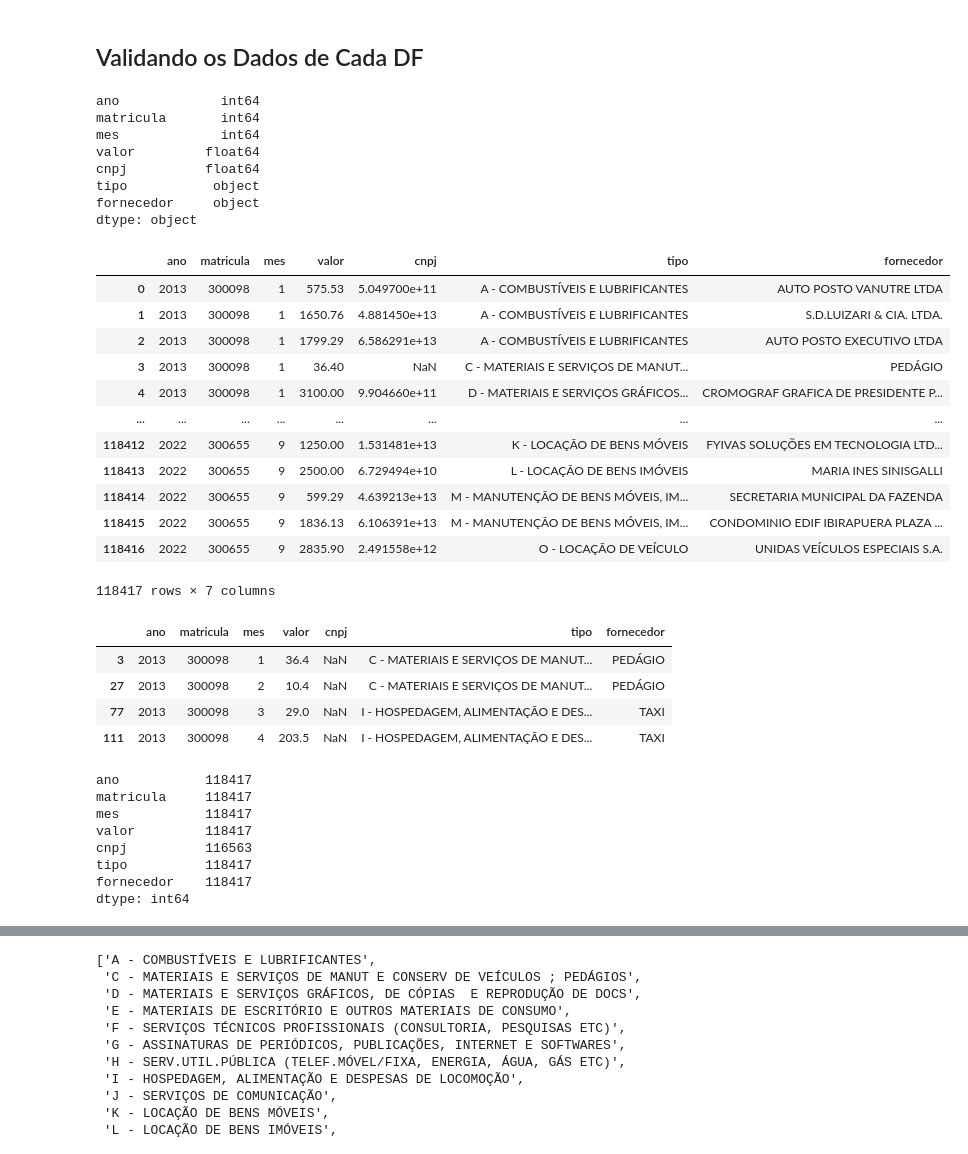
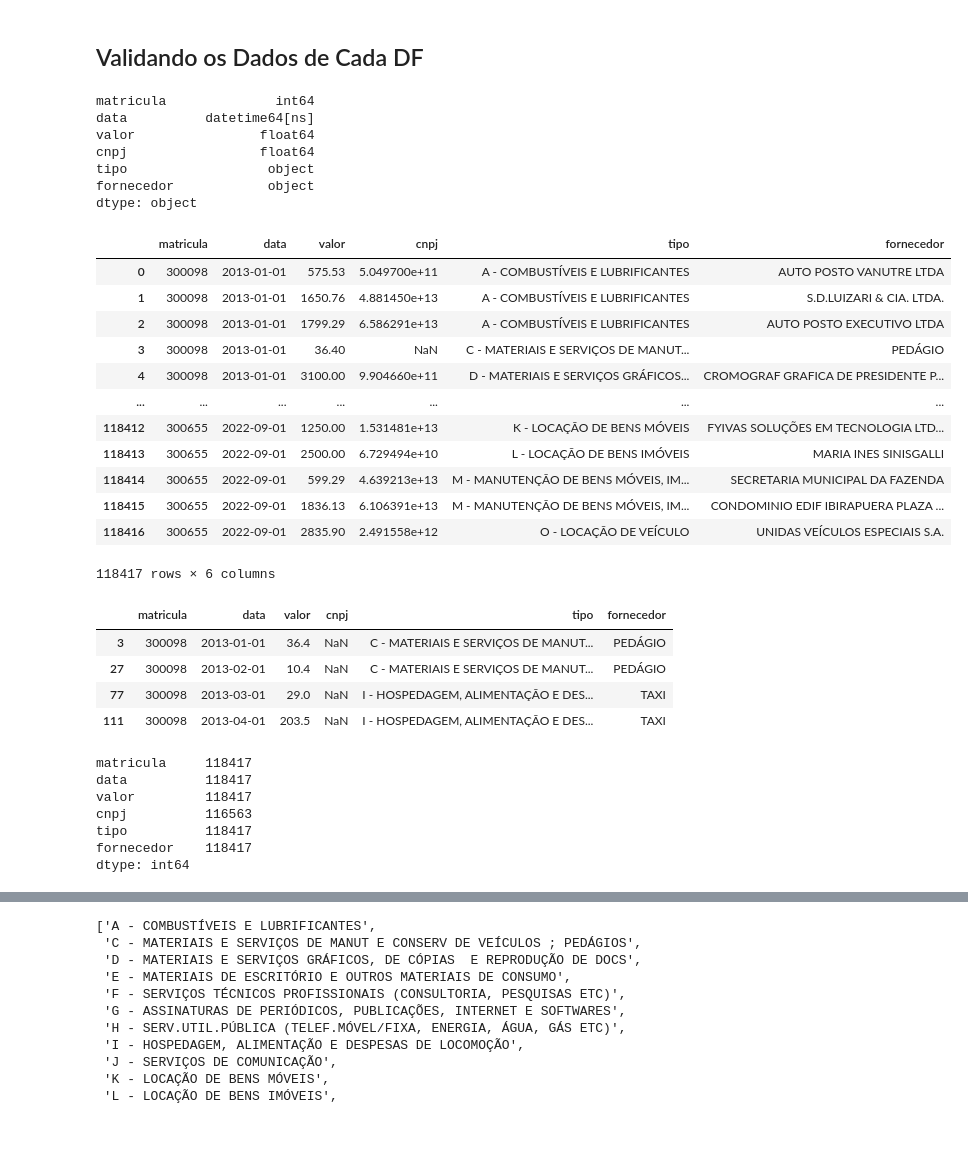
Before and after one commit to giobritos/soul_code_python, a Jupyter notebook: ED7-PandasAlesp.ipynb, the cells around one changed output, grey strips where cells are left out. Drawn from its saved outputs; the diff is of its cells as text; code cells hidden in the pictures.

```diff
--- a/ED7-PandasAlesp.ipynb
+++ b/ED7-PandasAlesp.ipynb
@@ -160,0 +277,6 @@ dtype: object
+# %%
+# criando coluna concatenando mês com ano
+df1['data'] = df1['mes'] + '/' + df1['ano']
+# %%
+# trasformando type para datetime
+df1['data'] = pd.to_datetime(df1['data'], dayfirst=True)
@@ -160,0 +295,3 @@ dtype: object
+# %%
+# criando novo df tirando colunas de ano e mes
+df1 = df1[['matricula', 'data', 'valor', 'cnpj', 'tipo', 'fornecedor']]
@@ -203,23 +670,21 @@ sorted(pd.unique(df['fornecedor']))
 # %% [markdown]
 ## Validando os Dados de Cada DF
 # %%
-df.dtypes
+df1.dtypes
 # %% [output]
-ano             int64
-matricula       int64
-mes             int64
-valor         float64
-cnpj          float64
-tipo           object
-fornecedor     object
+matricula              int64
+data          datetime64[ns]
+valor                float64
+cnpj                 float64
+tipo                  object
+fornecedor            object
 dtype: object
 # %%
 # criação do schema de validação dos dados
-schema = pa.DataFrameSchema(
+schema1 = pa.DataFrameSchema(
     columns = {
-      'ano':pa.Column(pa.Int),
       'matricula':pa.Column(pa.Int),
-      'mes':pa.Column(pa.Int),
+      'data':pa.Column(pa.DateTime),
       'valor':pa.Column(pa.Float),
       'cnpj':pa.Column(pa.Float,nullable=True),
       'tipo':pa.Column(pa.String),
@@ -228,36 +693,35 @@ schema = pa.DataFrameSchema(
 )
 # %%
 # validador do DF
-schema.validate(df)
+schema1.validate(df1)
 # %% [output]
-|  | ano | matricula | mes | valor | cnpj | tipo | fornecedor |
-| 0 | 2013 | 300098 | 1 | 575.53 | 5.049700e+11 | A - COMBUSTÍVEIS E LUBRIFICANTES | AUTO POSTO VANUTRE LTDA |
-| 1 | 2013 | 300098 | 1 | 1650.76 | 4.881450e+13 | A - COMBUSTÍVEIS E LUBRIFICANTES | S.D.LUIZARI & CIA. LTDA. |
-| 2 | 2013 | 300098 | 1 | 1799.29 | 6.586291e+13 | A - COMBUSTÍVEIS E LUBRIFICANTES | AUTO POSTO EXECUTIVO LTDA |
-| 3 | 2013 | 300098 | 1 | 36.40 | NaN | C - MATERIAIS E SERVIÇOS DE MANUT... | PEDÁGIO |
-| 4 | 2013 | 300098 | 1 | 3100.00 | 9.904660e+11 | D - MATERIAIS E SERVIÇOS GRÁFICOS... | CROMOGRAF GRAFICA DE PRESIDENTE P... |
-| ... | ... | ... | ... | ... | ... | ... | ... |
-| 118412 | 2022 | 300655 | 9 | 1250.00 | 1.531481e+13 | K - LOCAÇÃO DE BENS MÓVEIS | FYIVAS SOLUÇÕES EM TECNOLOGIA LTD... |
-| 118413 | 2022 | 300655 | 9 | 2500.00 | 6.729494e+10 | L - LOCAÇÃO DE BENS IMÓVEIS | MARIA INES SINISGALLI |
-| 118414 | 2022 | 300655 | 9 | 599.29 | 4.639213e+13 | M - MANUTENÇÃO DE BENS MÓVEIS, IM... | SECRETARIA MUNICIPAL DA FAZENDA |
-| 118415 | 2022 | 300655 | 9 | 1836.13 | 6.106391e+13 | M - MANUTENÇÃO DE BENS MÓVEIS, IM... | CONDOMINIO EDIF IBIRAPUERA PLAZA ... |
-| 118416 | 2022 | 300655 | 9 | 2835.90 | 2.491558e+12 | O - LOCAÇÃO DE VEÍCULO | UNIDAS VEÍCULOS ESPECIAIS S.A. |
+|  | matricula | data | valor | cnpj | tipo | fornecedor |
+| 0 | 300098 | 2013-01-01 | 575.53 | 5.049700e+11 | A - COMBUSTÍVEIS E LUBRIFICANTES | AUTO POSTO VANUTRE LTDA |
+| 1 | 300098 | 2013-01-01 | 1650.76 | 4.881450e+13 | A - COMBUSTÍVEIS E LUBRIFICANTES | S.D.LUIZARI & CIA. LTDA. |
+| 2 | 300098 | 2013-01-01 | 1799.29 | 6.586291e+13 | A - COMBUSTÍVEIS E LUBRIFICANTES | AUTO POSTO EXECUTIVO LTDA |
+| 3 | 300098 | 2013-01-01 | 36.40 | NaN | C - MATERIAIS E SERVIÇOS DE MANUT... | PEDÁGIO |
+| 4 | 300098 | 2013-01-01 | 3100.00 | 9.904660e+11 | D - MATERIAIS E SERVIÇOS GRÁFICOS... | CROMOGRAF GRAFICA DE PRESIDENTE P... |
+| ... | ... | ... | ... | ... | ... | ... |
+| 118412 | 300655 | 2022-09-01 | 1250.00 | 1.531481e+13 | K - LOCAÇÃO DE BENS MÓVEIS | FYIVAS SOLUÇÕES EM TECNOLOGIA LTD... |
+| 118413 | 300655 | 2022-09-01 | 2500.00 | 6.729494e+10 | L - LOCAÇÃO DE BENS IMÓVEIS | MARIA INES SINISGALLI |
+| 118414 | 300655 | 2022-09-01 | 599.29 | 4.639213e+13 | M - MANUTENÇÃO DE BENS MÓVEIS, IM... | SECRETARIA MUNICIPAL DA FAZENDA |
+| 118415 | 300655 | 2022-09-01 | 1836.13 | 6.106391e+13 | M - MANUTENÇÃO DE BENS MÓVEIS, IM... | CONDOMINIO EDIF IBIRAPUERA PLAZA ... |
+| 118416 | 300655 | 2022-09-01 | 2835.90 | 2.491558e+12 | O - LOCAÇÃO DE VEÍCULO | UNIDAS VEÍCULOS ESPECIAIS S.A. |
-118417 rows × 7 columns
+118417 rows × 6 columns
 # %%
-df.loc[[3,27,77,111]]
+df1.loc[[3,27,77,111]]
 # %% [output]
-|  | ano | matricula | mes | valor | cnpj | tipo | fornecedor |
-| 3 | 2013 | 300098 | 1 | 36.4 | NaN | C - MATERIAIS E SERVIÇOS DE MANUT... | PEDÁGIO |
-| 27 | 2013 | 300098 | 2 | 10.4 | NaN | C - MATERIAIS E SERVIÇOS DE MANUT... | PEDÁGIO |
-| 77 | 2013 | 300098 | 3 | 29.0 | NaN | I - HOSPEDAGEM, ALIMENTAÇÃO E DES... | TAXI |
-| 111 | 2013 | 300098 | 4 | 203.5 | NaN | I - HOSPEDAGEM, ALIMENTAÇÃO E DES... | TAXI |
+|  | matricula | data | valor | cnpj | tipo | fornecedor |
+| 3 | 300098 | 2013-01-01 | 36.4 | NaN | C - MATERIAIS E SERVIÇOS DE MANUT... | PEDÁGIO |
+| 27 | 300098 | 2013-02-01 | 10.4 | NaN | C - MATERIAIS E SERVIÇOS DE MANUT... | PEDÁGIO |
+| 77 | 300098 | 2013-03-01 | 29.0 | NaN | I - HOSPEDAGEM, ALIMENTAÇÃO E DES... | TAXI |
+| 111 | 300098 | 2013-04-01 | 203.5 | NaN | I - HOSPEDAGEM, ALIMENTAÇÃO E DES... | TAXI |
 # %%
 #contagem de valores "válidos"
-df.count()
+df1.count()
 # %% [output]
-ano           118417
 matricula     118417
-mes           118417
+data          118417
 valor         118417
 cnpj          116563
 tipo          118417
```
Also changed, not shown: parts of 92 cells of this notebook.
